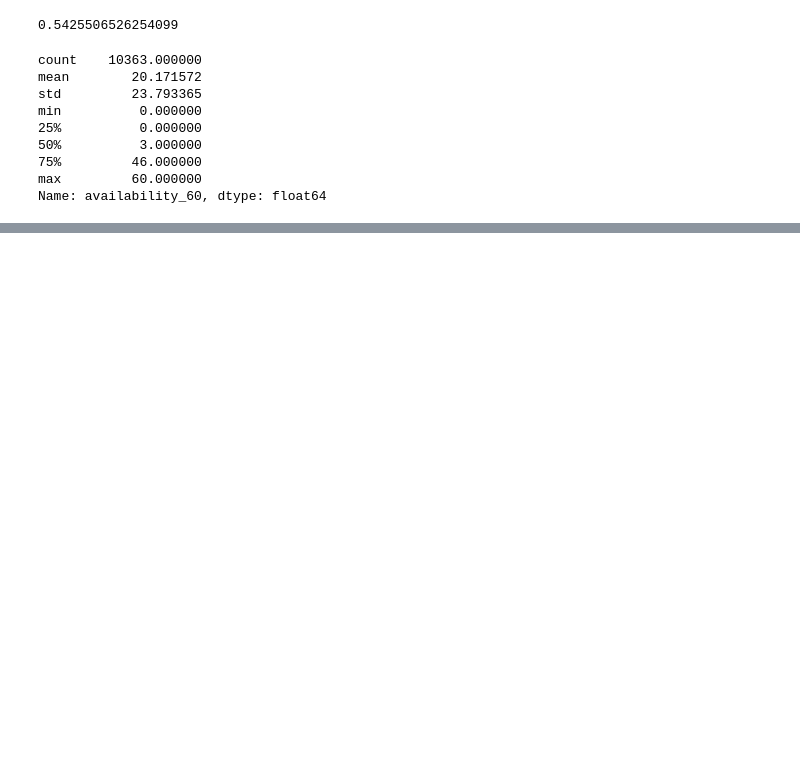
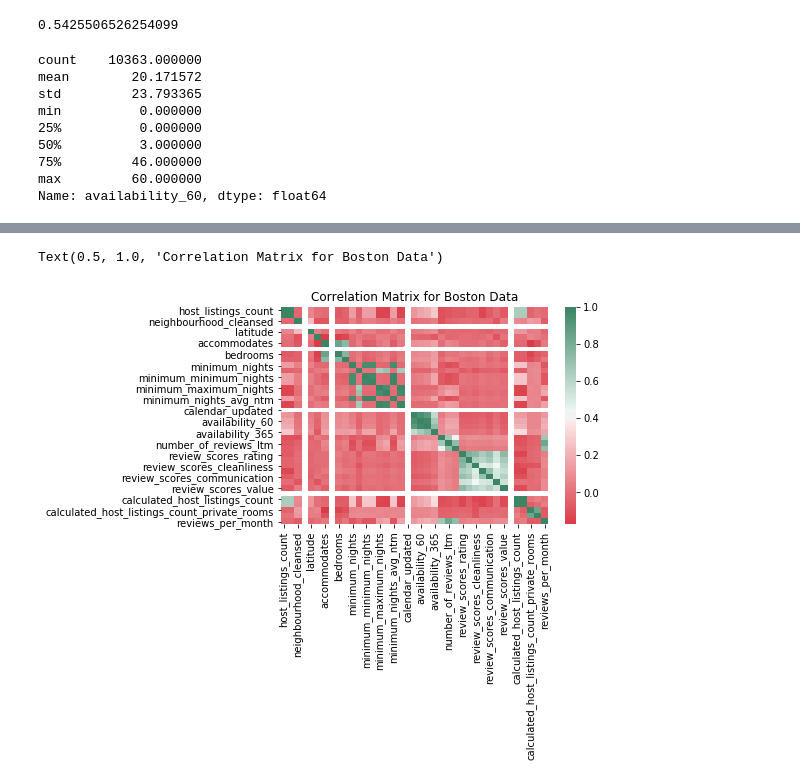
Before and after one commit to jason-nyamberk/stat222-project-airbnb, a Jupyter notebook: EDA.ipynb, the cells around one changed output, grey strips where cells are left out. Cells and saved outputs as stored; diff of their text form; code cells hidden in the pictures; blank space fills up the shorter version.

```diff
--- a/EDA.ipynb
+++ b/EDA.ipynb
@@ -152,0 +142,8 @@ Index(['id', 'listing_url', 'scrape_id', 'last_scraped', 'name', 'description',
+# %%
+# Create color palette
+cmap = sns.diverging_palette(10, 150, as_cmap=True)
+
+sns.heatmap(listings.iloc[:, 14:].corr(), cmap = cmap).set_title('Correlation Matrix for Boston Data')
+# %% [output]
+Text(0.5, 1.0, 'Correlation Matrix for Boston Data')
+[figure, added]
```
Also changed, not shown: parts of 10 cells of this notebook.
